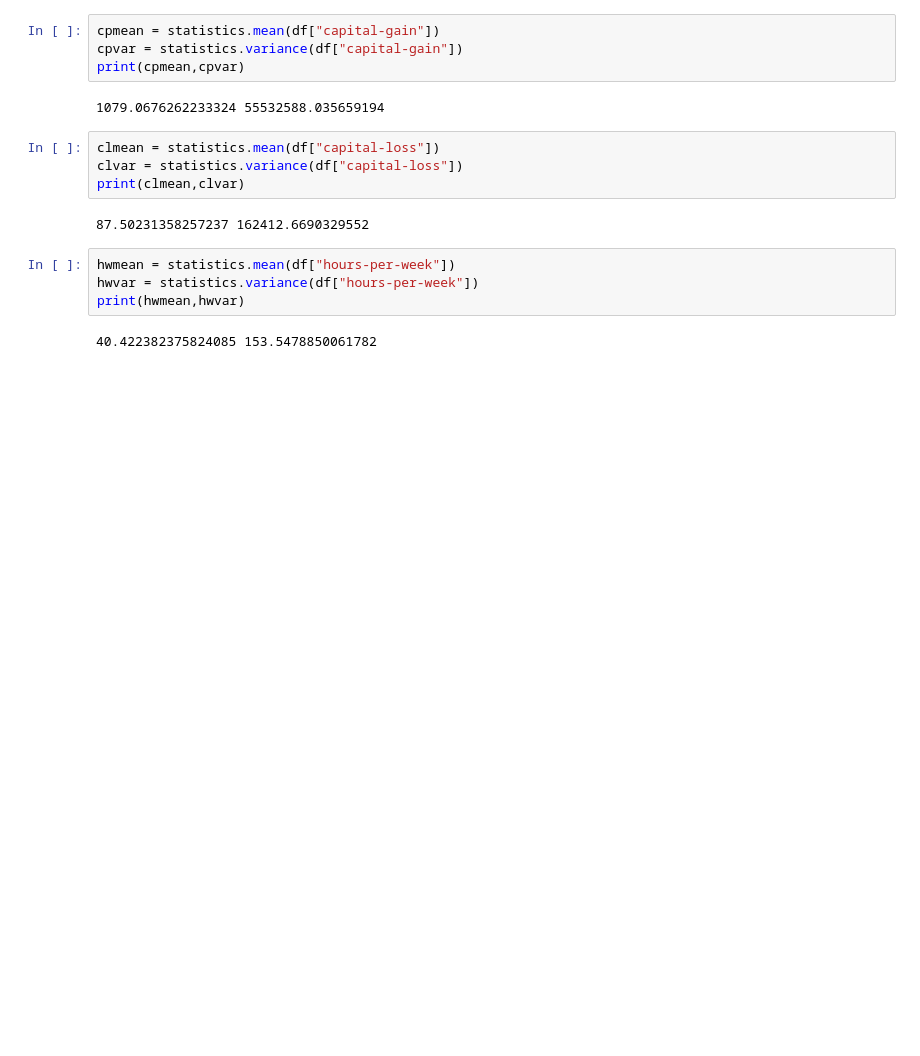
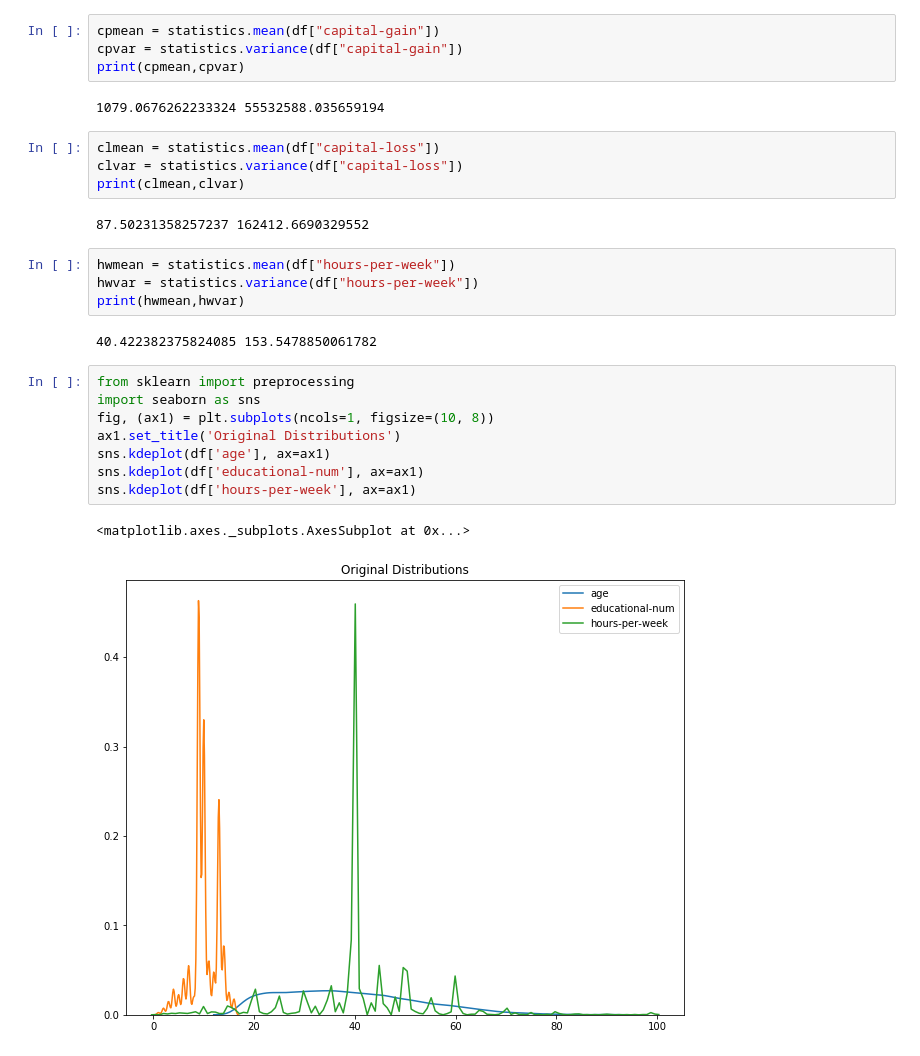
Before and after one commit to arjunvuppala123/sds-project, a Jupyter notebook: sdsproject.ipynb, the cells around one changed output. Drawn from its saved outputs; the diff is of its cells as text; blank space fills up the shorter version.

```diff
--- a/sdsproject.ipynb
+++ b/sdsproject.ipynb
@@ -363,3 +363,14 @@ hwvar = statistics.variance(df["hours-per-week"])
 print(hwmean,hwvar)
 # %% [output]
 40.422382375824085 153.5478850061782
+# %%
+from sklearn import preprocessing
+import seaborn as sns
+fig, (ax1) = plt.subplots(ncols=1, figsize=(10, 8))
+ax1.set_title('Original Distributions')
+sns.kdeplot(df['age'], ax=ax1)
+sns.kdeplot(df['educational-num'], ax=ax1)
+sns.kdeplot(df['hours-per-week'], ax=ax1)
+# %% [output]
+<matplotlib.axes._subplots.AxesSubplot at 0x...>
+[figure, added]
```
Also changed, not shown: parts of 20 cells of this notebook.
